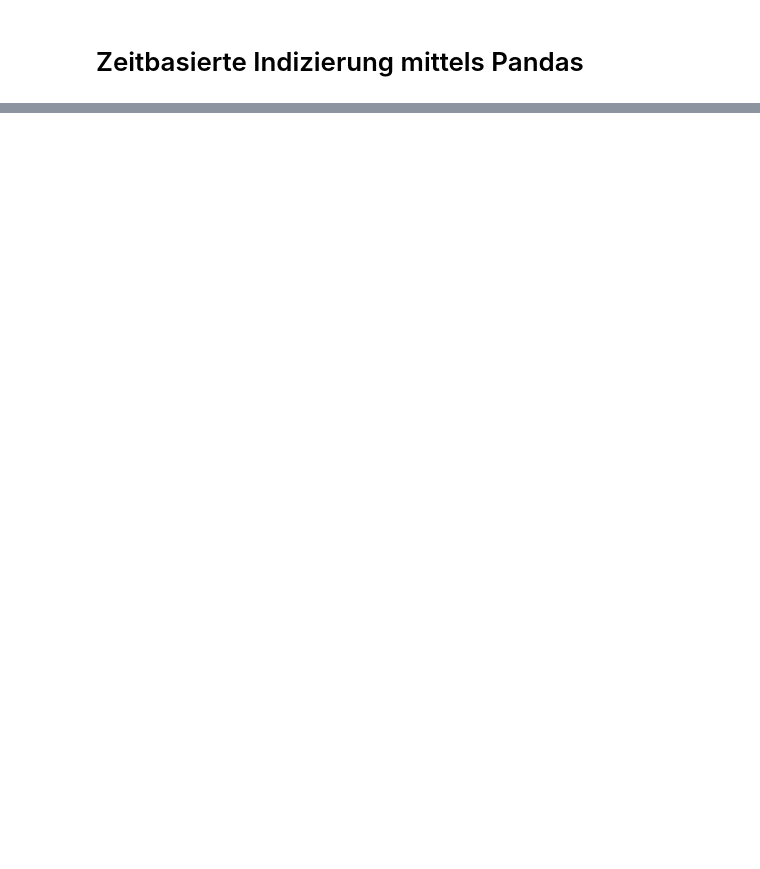
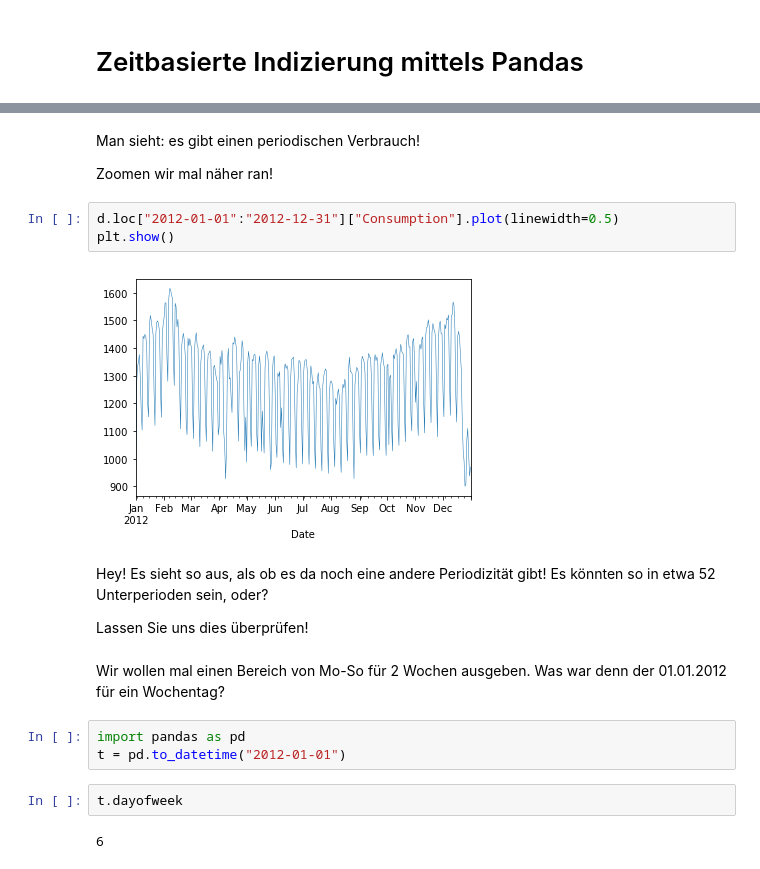
Before and after one commit to juebrauer/course_introduction_to_python, a Jupyter notebook: 10_fallstudie_gruene_energie/fallstudie_gruene_energie.ipynb, the cells around one changed output, grey strips where cells are left out. Saved outputs shown, nothing was run; the diff lists cells and outputs as text; blank space fills up the shorter version.

```diff
--- a/10_fallstudie_gruene_energie/fallstudie_gruene_energie.ipynb
+++ b/10_fallstudie_gruene_energie/fallstudie_gruene_energie.ipynb
@@ -250,0 +326,22 @@ d
+# %% [markdown]
+Man sieht: es gibt einen periodischen Verbrauch!
+
+Zoomen wir mal näher ran!
+# %%
+d.loc["2012-01-01":"2012-12-31"]["Consumption"].plot(linewidth=0.5)
+plt.show()
+# %% [output]
+[figure, added]
+# %% [markdown]
+Hey! Es sieht so aus, als ob es da noch eine andere Periodizität gibt! Es könnten so in etwa 52 Unterperioden sein, oder?
+
+Lassen Sie uns dies überprüfen!
+# %% [markdown]
+Wir wollen mal einen Bereich von Mo-So für 2 Wochen ausgeben. Was war denn der 01.01.2012 für ein Wochentag?
+# %%
+import pandas as pd
+t = pd.to_datetime("2012-01-01")
+# %%
+t.dayofweek
+# %% [output]
+6
```
Also changed, not shown: parts of 39 cells of this notebook.
